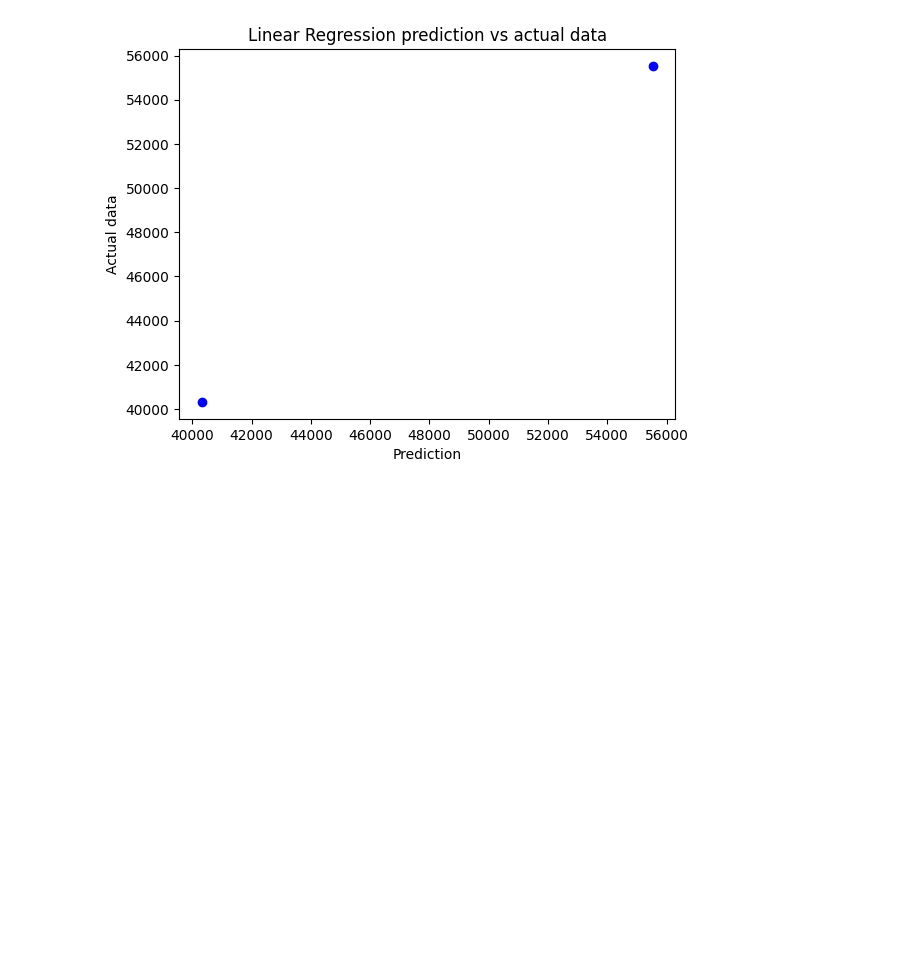
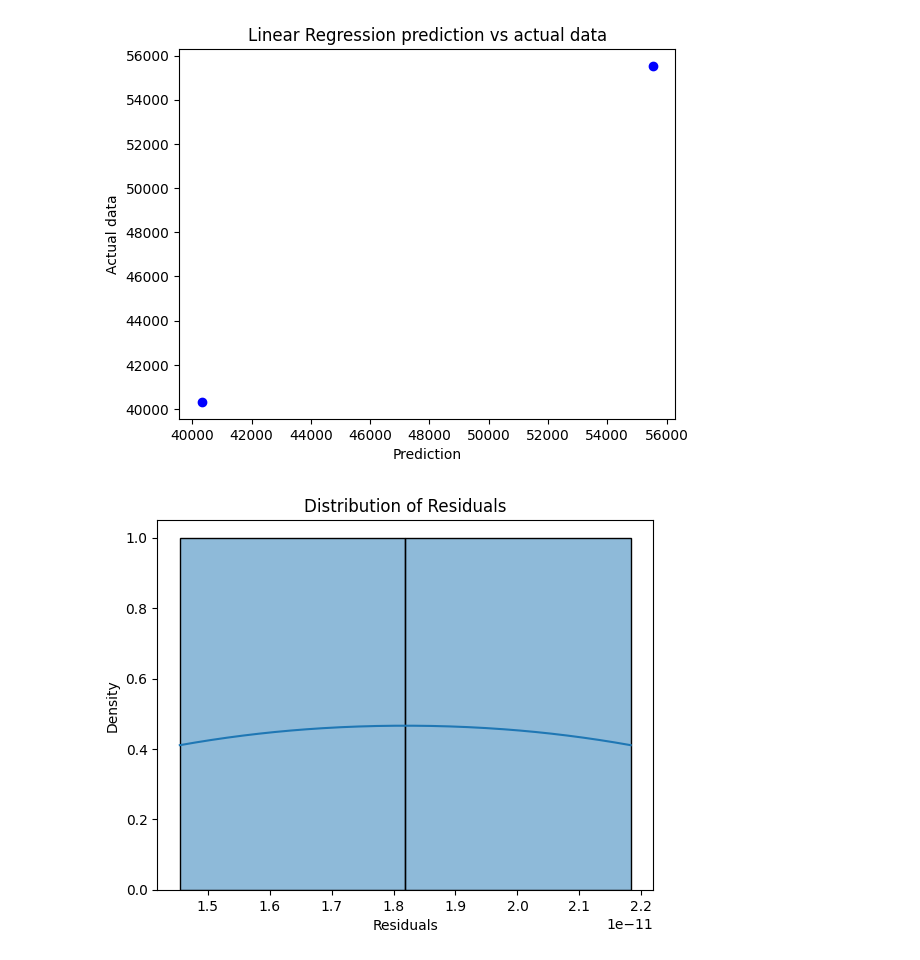
Before and after one commit to CaptainStorm21/Hands-on-Python-Ai-Pandas, a Jupyter notebook: 26-linear regression ml model.ipynb, the cells around one changed output. Cells and saved outputs as stored; diff of their text form; code cells hidden in the pictures; blank space fills up the shorter version.

```diff
--- a/26-linear regression ml model.ipynb
+++ b/26-linear regression ml model.ipynb
@@ -321,0 +325,10 @@ plt.show()
+# %%
+# Plot KDE of residuals
+residentuals=test_y - y_pred
+sns.KD(residentuals, kde=True)
+plt.xlabel('Residuals')
+plt.ylabel('Density')
+plt.title('Distribution of Residuals')
+plt.show()
+# %% [output]
+[figure, added]
```
Also changed, not shown: parts of 1 cell of this notebook.
